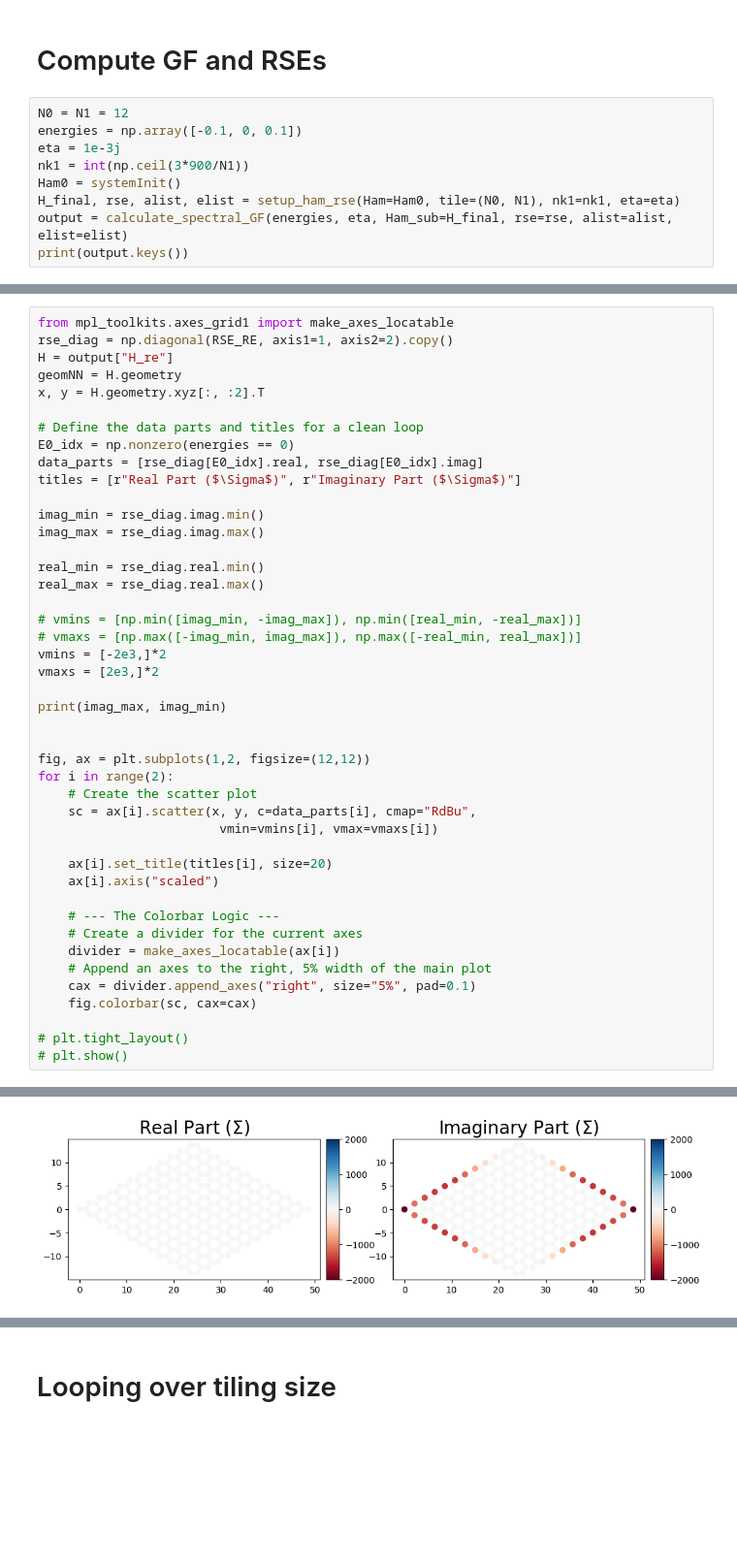
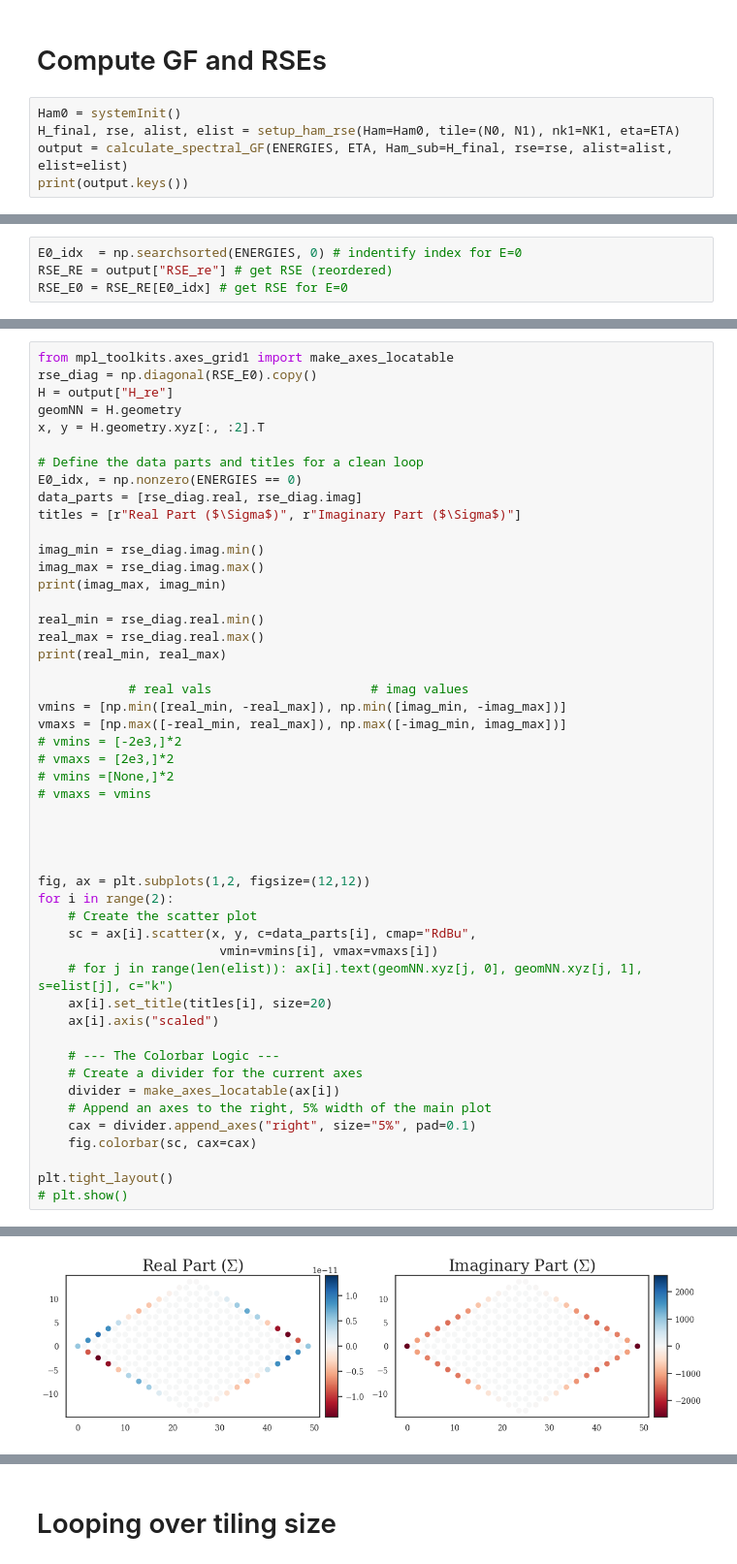
Before and after one commit to BastianValhoj/QTM-ML, a Jupyter notebook: scripts/plot_conv.ipynb, the cells around one changed output, grey strips where cells are left out. Shown at 97% size. Cells and saved outputs as stored; diff of their text form; blank space fills up the shorter version.

```diff
--- a/scripts/plot_conv.ipynb
+++ b/scripts/plot_conv.ipynb
@@ -101,12 +64,8 @@ dir 'ldos_combos' exists!
 # %% [markdown]
 # Compute GF and RSEs
 # %%
-N0 = N1 = 12
-energies = np.array([-0.1, 0, 0.1])
-eta = 1e-3j
-nk1 = int(np.ceil(3*900/N1))
 Ham0 = systemInit()
-H_final, rse, alist, elist = setup_ham_rse(Ham=Ham0, tile=(N0, N1), nk1=nk1, eta=eta)
-output = calculate_spectral_GF(energies, eta, Ham_sub=H_final, rse=rse, alist=alist, elist=elist)
+H_final, rse, alist, elist = setup_ham_rse(Ham=Ham0, tile=(N0, N1), nk1=NK1, eta=ETA)
+output = calculate_spectral_GF(ENERGIES, ETA, Ham_sub=H_final, rse=rse, alist=alist, elist=elist)
 print(output.keys())
 # %% [output]
@@ -114 +73,5 @@ dict_keys(['E', 'eta', 'H_re', 'electrode_idx', 'atoms_idx', 'GF', 'RSE'])
+# %%
+E0_idx  = np.searchsorted(ENERGIES, 0) # indentify index for E=0
+RSE_RE = output["RSE_re"] # get RSE (reordered)
+RSE_E0 = RSE_RE[E0_idx] # get RSE for E=0
 # %%
@@ -141,27 +86,32 @@ True
 # %%
 from mpl_toolkits.axes_grid1 import make_axes_locatable
-rse_diag = np.diagonal(RSE_RE, axis1=1, axis2=2).copy()
+rse_diag = np.diagonal(RSE_E0).copy()
 H = output["H_re"]
 geomNN = H.geometry
 x, y = H.geometry.xyz[:, :2].T
 
 # Define the data parts and titles for a clean loop
-E0_idx = np.nonzero(energies == 0)
-data_parts = [rse_diag[E0_idx].real, rse_diag[E0_idx].imag]
+E0_idx, = np.nonzero(ENERGIES == 0)
+data_parts = [rse_diag.real, rse_diag.imag]
 titles = [r"Real Part ($\Sigma$)", r"Imaginary Part ($\Sigma$)"]
 
 imag_min = rse_diag.imag.min()
 imag_max = rse_diag.imag.max()
+print(imag_max, imag_min)
 
 real_min = rse_diag.real.min()
 real_max = rse_diag.real.max()
+print(real_min, real_max)
 
-# vmins = [np.min([imag_min, -imag_max]), np.min([real_min, -real_max])]
-# vmaxs = [np.max([-imag_min, imag_max]), np.max([-real_min, real_max])]
-vmins = [-2e3,]*2
-vmaxs = [2e3,]*2
+            # real vals                     # imag values
+vmins = [np.min([real_min, -real_max]), np.min([imag_min, -imag_max])]
+vmaxs = [np.max([-real_min, real_max]), np.max([-imag_min, imag_max])]
+# vmins = [-2e3,]*2
+# vmaxs = [2e3,]*2
+# vmins =[None,]*2
+# vmaxs = vmins
 
-print(imag_max, imag_min)
+
 
 
 fig, ax = plt.subplots(1,2, figsize=(12,12))
@@ -169,7 +119,7 @@ for i in range(2):
     # Create the scatter plot
     sc = ax[i].scatter(x, y, c=data_parts[i], cmap="RdBu",
                         vmin=vmins[i], vmax=vmaxs[i])
-
+    # for j in range(len(elist)): ax[i].text(geomNN.xyz[j, 0], geomNN.xyz[j, 1], s=elist[j], c="k")
     ax[i].set_title(titles[i], size=20)
     ax[i].axis("scaled")
 
@@ -180,6 +130,6 @@ for i in range(2):
     cax = divider.append_axes("right", size="5%", pad=0.1)
     fig.colorbar(sc, cax=cax)
 
-# plt.tight_layout()
+plt.tight_layout()
 # plt.show()
 # %% [output]
@@ -187,2 +138,2 @@ for i in range(2):
-[figure, old version]
+[figure, new version]
 # %%
```
Also changed, not shown: parts of 30 cells of this notebook, 4 other files.
